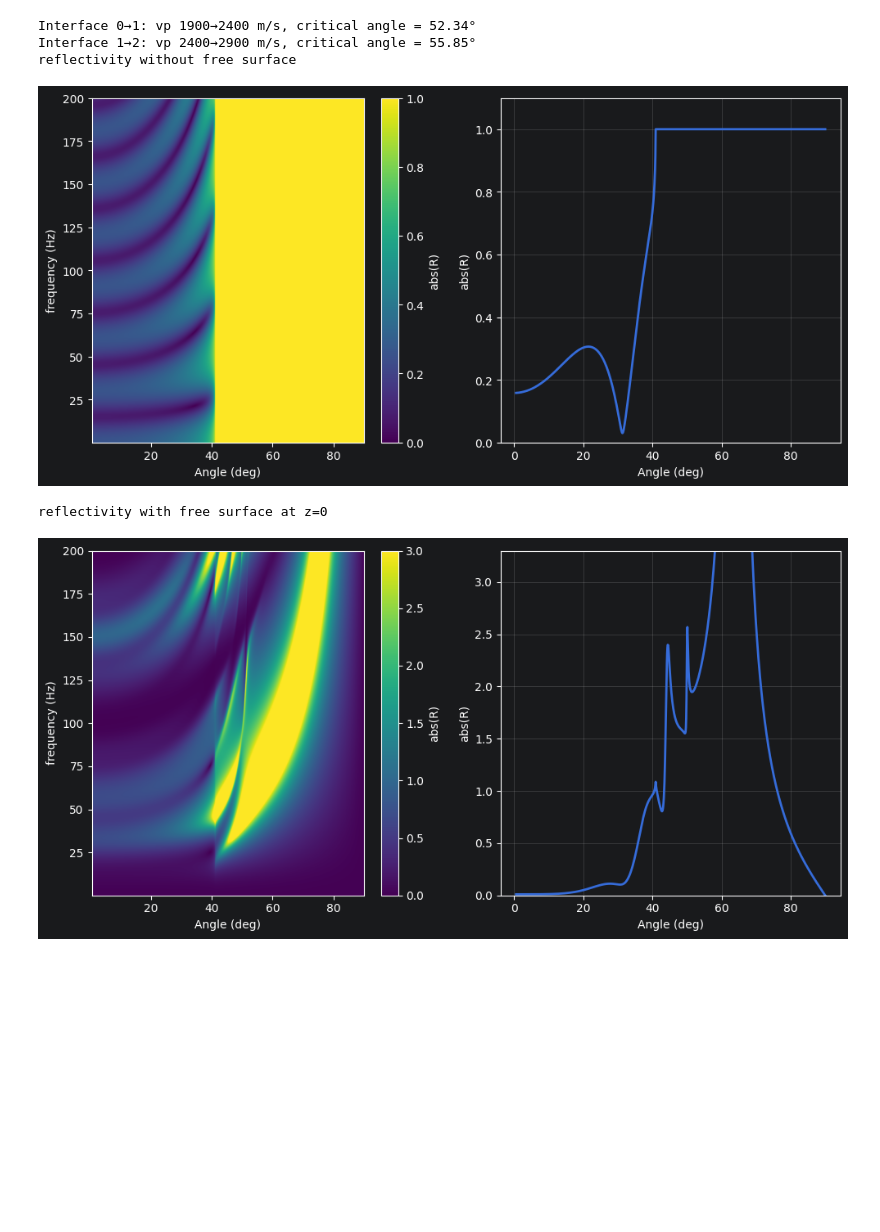
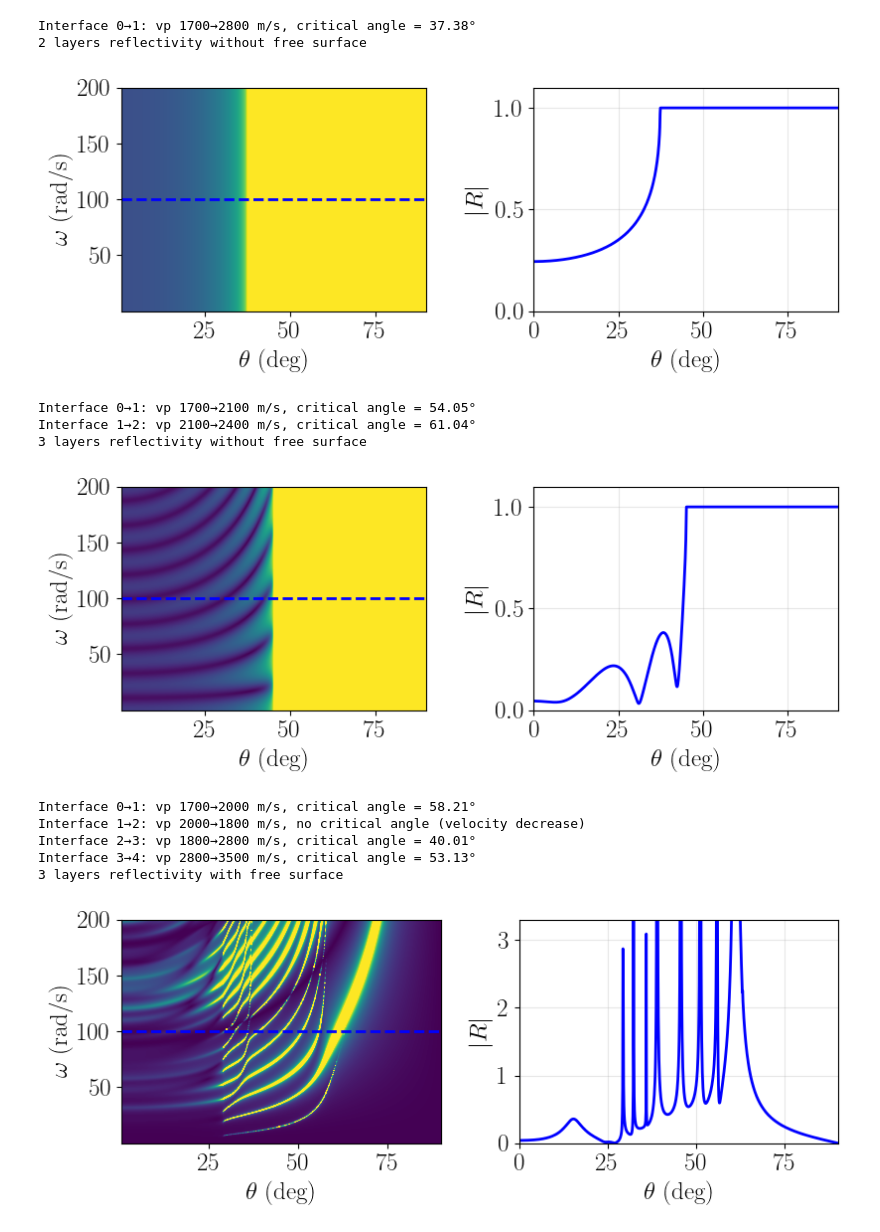
Before and after one commit to pmarchne/reflectivity-acoustic, a Jupyter notebook: notebooks/reflectivity.ipynb, the cells around one changed output. Saved outputs shown, nothing was run; the diff lists cells and outputs as text; code cells hidden in the pictures; blank space fills up the shorter version.

Commit message:
update reflectivity

```diff
--- a/notebooks/reflectivity.ipynb
+++ b/notebooks/reflectivity.ipynb
@@ -6,27 +12,54 @@ from src.plot.plot_tools import plot_reflectivity
 # %%
 layers = [
-        (100.0, 1900.0, 1800.0),
-        (250.0, 2400.0, 2000.0),
-        (350.0, 2900.0, 2000.0),
+        (100.0, 1700.0, 2000.0),
+        (150.0, 2800.0, 2000.0),
     ]
 get_critical_angles(layers)
 
 thetas = np.linspace(0.01, np.pi/2., 1024)  # 0-90 deg
-omegas = np.linspace(0.1, 200, 1024)
+omegas = np.linspace(0.01, 200, 1024)
 p = np.sin(thetas) / layers[0][1]
 
-print('reflectivity without free surface')
-Rmap = reflectivity_q(layers, omegas, p, free_surface=0, zr=60., zs=60.)
-plot_reflectivity(omegas, thetas, Rmap, omega_c=100., figsize=(10,5))
-
-print('reflectivity with free surface at z=0')
-alpha=4.
-Rmap = reflectivity_q(layers, omegas+1j*alpha, p, free_surface=1, zr=60., zs=60.)
-plot_reflectivity(omegas, thetas, Rmap, omega_c=100., figsize=(10,5))
+print('2 layers reflectivity without free surface')
+Rmap = numpy_reflectivity_p(layers, omegas, p, free_surface=0)
+plot_reflectivity(omegas, thetas, Rmap, omega_c=100., figsize=(8.5,3.5))
 # %% [output]
-Interface 0→1: vp 1900→2400 m/s, critical angle = 52.34°
-Interface 1→2: vp 2400→2900 m/s, critical angle = 55.85°
-reflectivity without free surface
+Interface 0→1: vp 1700→2800 m/s, critical angle = 37.38°
+2 layers reflectivity without free surface
-[figure, old version]
+[figure, new version]
-reflectivity with free surface at z=0
-[figure, removed]
+# %%
+layers = [
+        (50.0, 1700.0, 2000.0),
+        (300.0, 2100.0, 2000.0),
+        (100.0, 2400.0, 2000.0),
+    ]
+get_critical_angles(layers)
+
+print('3 layers reflectivity without free surface')
+Rmap = numpy_reflectivity_p(layers, omegas, p, free_surface=0)
+plot_reflectivity(omegas, thetas, Rmap, omega_c=100., figsize=(8.5,3.5))
+# %% [output]
+Interface 0→1: vp 1700→2100 m/s, critical angle = 54.05°
+Interface 1→2: vp 2100→2400 m/s, critical angle = 61.04°
+3 layers reflectivity without free surface
+[figure, added]
+# %%
+layers = [
+        (70.0, 1700.0, 2000.0),
+        (300.0, 2000.0, 2000.0),
+        (100.0, 1800.0, 2000.0),
+        (300.0, 2800.0, 2000.0),
+        (200.0, 3500.0, 2000.0),
+    ]
+get_critical_angles(layers)
+
+print('3 layers reflectivity with free surface')
+Rmap = numpy_reflectivity_p(layers, omegas, p, free_surface=1, zr=60., zs=10.)
+plot_reflectivity(omegas, thetas, Rmap, omega_c=100., figsize=(8.5,3.5))
+# %% [output]
+Interface 0→1: vp 1700→2000 m/s, critical angle = 58.21°
+Interface 1→2: vp 2000→1800 m/s, no critical angle (velocity decrease)
+Interface 2→3: vp 1800→2800 m/s, critical angle = 40.01°
+Interface 3→4: vp 2800→3500 m/s, critical angle = 53.13°
+3 layers reflectivity with free surface
+[figure, added]
```
Also changed, not shown: parts of 3 cells of this notebook, 5 other files.
